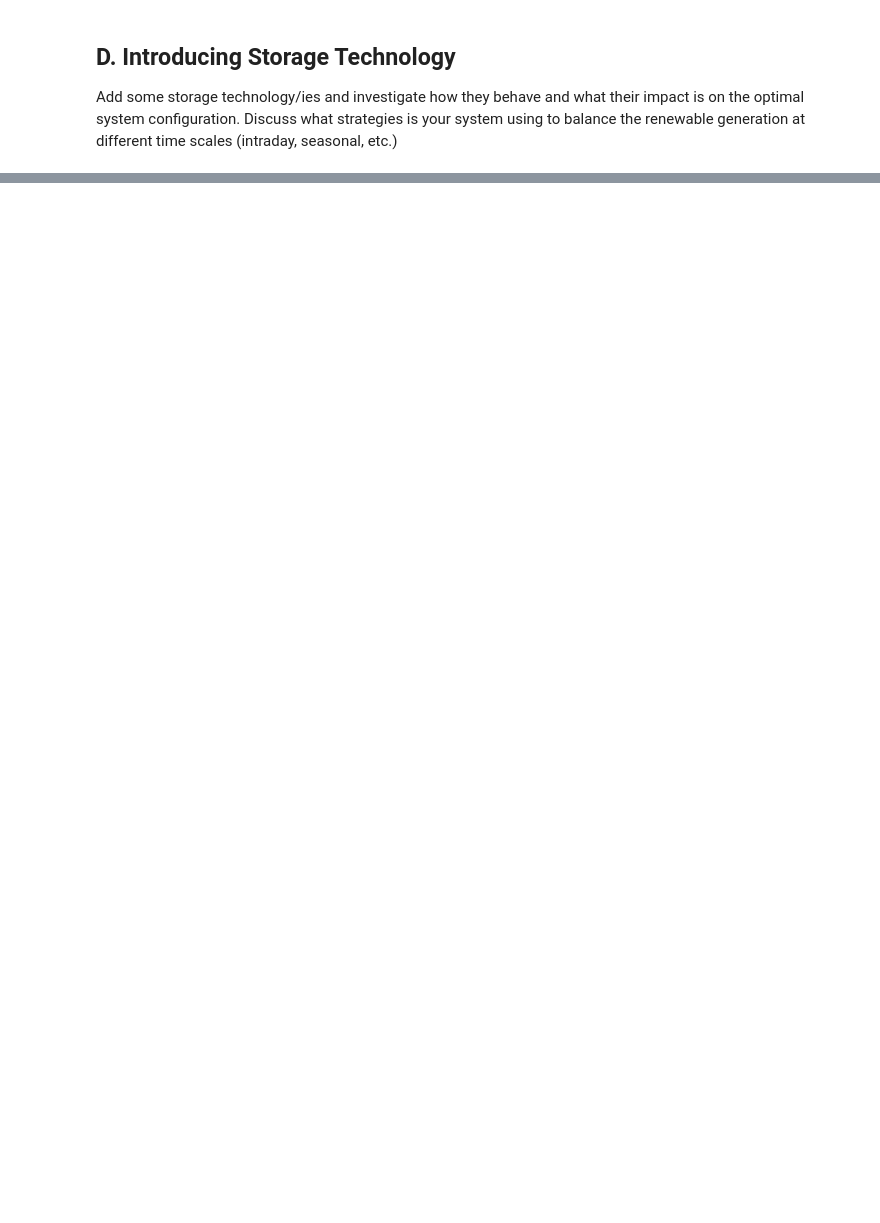
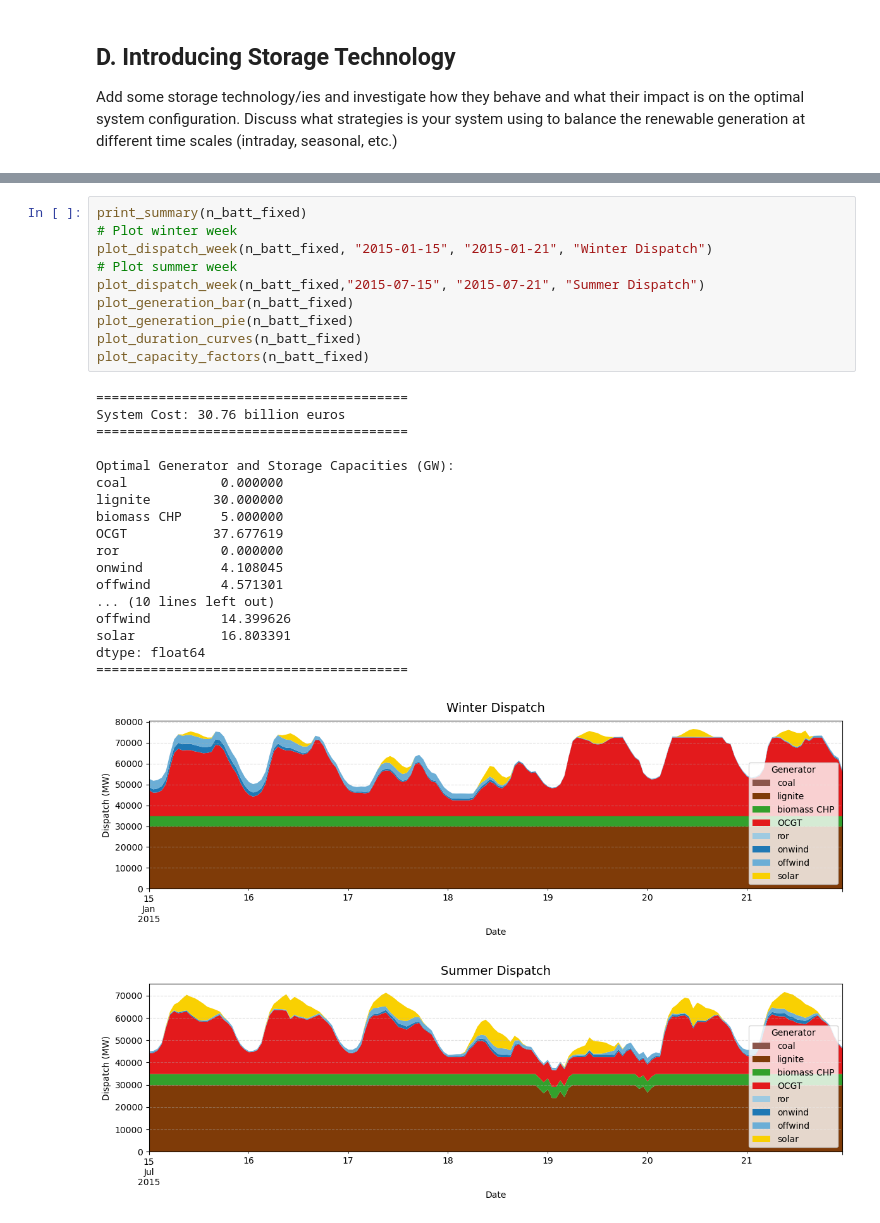
Before and after one commit to jowie1508/46770_IEG, a Jupyter notebook: Part_D_analysis.ipynb, the cells around one changed output, grey strips where cells are left out. Saved outputs shown, nothing was run; the diff lists cells and outputs as text; blank space fills up the shorter version.

```diff
--- a/Part_D_analysis.ipynb
+++ b/Part_D_analysis.ipynb
@@ -86,0 +85,30 @@ INFO:pypsa.optimization.optimize:The shadow-prices of the constraints Generator-
+# %%
+print_summary(n_batt_fixed)
+# Plot winter week
+plot_dispatch_week(n_batt_fixed, "2015-01-15", "2015-01-21", "Winter Dispatch")
+# Plot summer week
+plot_dispatch_week(n_batt_fixed,"2015-07-15", "2015-07-21", "Summer Dispatch")
+plot_generation_bar(n_batt_fixed)
+plot_generation_pie(n_batt_fixed)
+plot_duration_curves(n_batt_fixed)
+plot_capacity_factors(n_batt_fixed)
+# %% [output]
+========================================
+System Cost: 30.76 billion euros
+========================================
+
+Optimal Generator and Storage Capacities (GW):
+coal            0.000000
+lignite        30.000000
+biomass CHP     5.000000
+OCGT           37.677619
+ror             0.000000
+onwind          4.108045
+offwind         4.571301
+... (10 lines left out)
+offwind         14.399626
+solar           16.803391
+dtype: float64
+========================================
+[figure, added]
+[figure, added]
```
Also changed, not shown: parts of 26 cells of this notebook.
